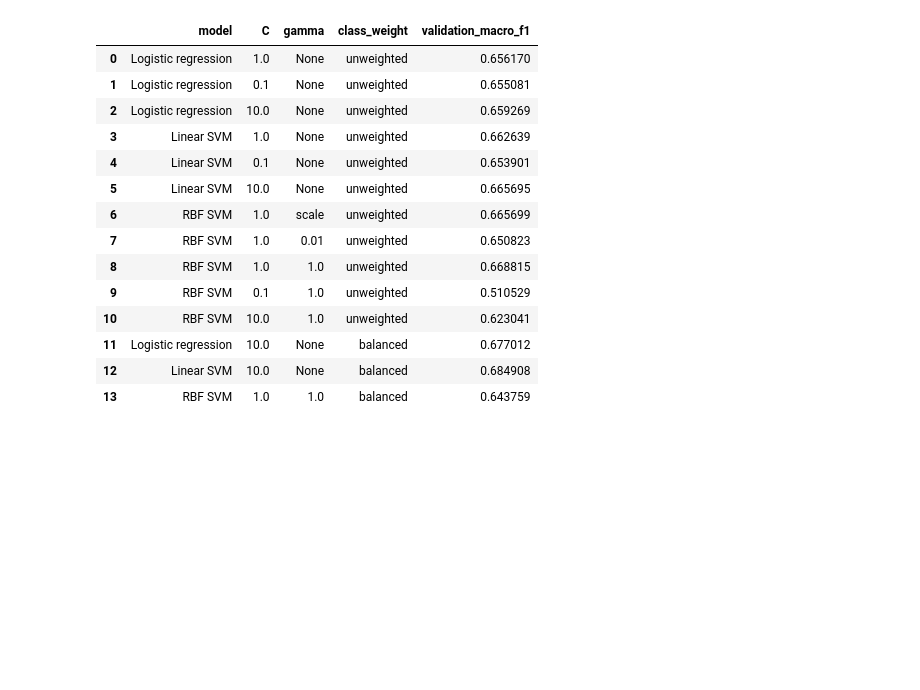
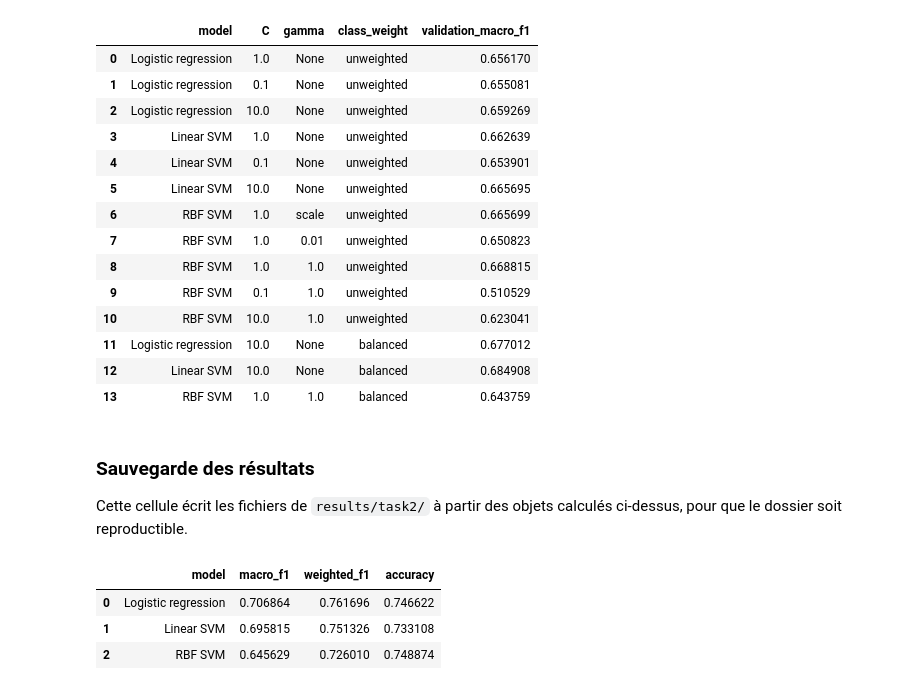
Before and after one commit to Charaf9999/student-dropout-prediction, a Jupyter notebook: classification.ipynb, the cells around one changed output. Drawn from its saved outputs; the diff is of its cells as text; code cells hidden in the pictures; blank space fills up the shorter version.

```diff
--- a/classification.ipynb
+++ b/classification.ipynb
@@ -458,3 +458,58 @@ display(validation_comparison)
 | 11 | Logistic regression | 10.0 | None | balanced | 0.677012 |
 | 12 | Linear SVM | 10.0 | None | balanced | 0.684908 |
 | 13 | RBF SVM | 1.0 | 1.0 | balanced | 0.643759 |
+# %% [markdown]
+### Sauvegarde des résultats
+
+Cette cellule écrit les fichiers de `results/task2/` à partir des objets calculés ci-dessus, pour que le dossier soit reproductible.
+# %%
+from pathlib import Path
+
+clf_out = Path("results/task2")
+(clf_out / "figures").mkdir(parents=True, exist_ok=True)
+
+#validation comparison (one row per configuration tried)
+validation_comparison.to_csv(clf_out / "validation_comparison.csv", index=False)
+
+#final test metrics of the three retained configurations
+test_rows = []
+for name, predictions in [
+    ("Logistic regression", y_test_pred_logreg),
+    ("Linear SVM", y_test_pred_linear),
+    ("RBF SVM", y_test_pred_rbf),
+]:
+    test_rows.append({
+        "model": name,
+        "macro_f1": f1_score(y_test, predictions, average="macro"),
+        "weighted_f1": f1_score(y_test, predictions, average="weighted"),
+        "accuracy": (predictions == y_test.to_numpy()).mean(),
+    })
+test_metrics = pd.DataFrame(test_rows)
+test_metrics.to_csv(clf_out / "test_metrics.csv", index=False)
+
+#test predictions and scores, one row per student
+predictions_test = pd.DataFrame({
+    "y_true": y_test,
+    "pred_logreg": y_test_pred_logreg,
+    "pred_svm_linear": y_test_pred_linear,
+    "pred_svm_rbf": y_test_pred_rbf,
+}, index=X_test.index)
+for prefix, model, scores in [
+    ("score_logreg", logreg_balanced, y_test_scores_logreg),
+    ("score_svm_linear", svm_linear_balanced, y_test_scores_linear),
+    ("score_svm_rbf", svm_rbf_final, y_test_scores_rbf),
+]:
+    for j, class_name in enumerate(model.classes_):
+        predictions_test[f"{prefix}_{class_name}"] = scores[:, j]
+predictions_test.to_csv(clf_out / "predictions_test.csv")
+
+#figures
+fig_confusion.savefig(clf_out / "figures" / "confusion_matrices.png", dpi=150, bbox_inches="tight")
+fig_roc.savefig(clf_out / "figures" / "roc_curves.png", dpi=150, bbox_inches="tight")
+
+display(test_metrics)
+# %% [output]
+|  | model | macro_f1 | weighted_f1 | accuracy |
+| 0 | Logistic regression | 0.706864 | 0.761696 | 0.746622 |
+| 1 | Linear SVM | 0.695815 | 0.751326 | 0.733108 |
+| 2 | RBF SVM | 0.645629 | 0.726010 | 0.748874 |
```
Also changed, not shown: parts of 2 cells of this notebook, 34 other files.
